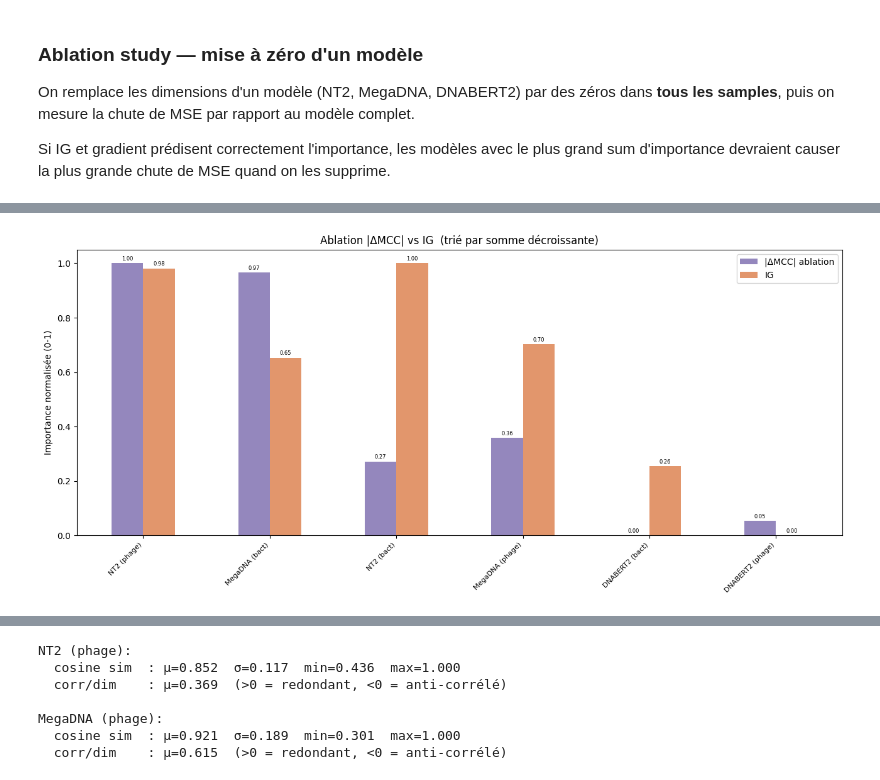
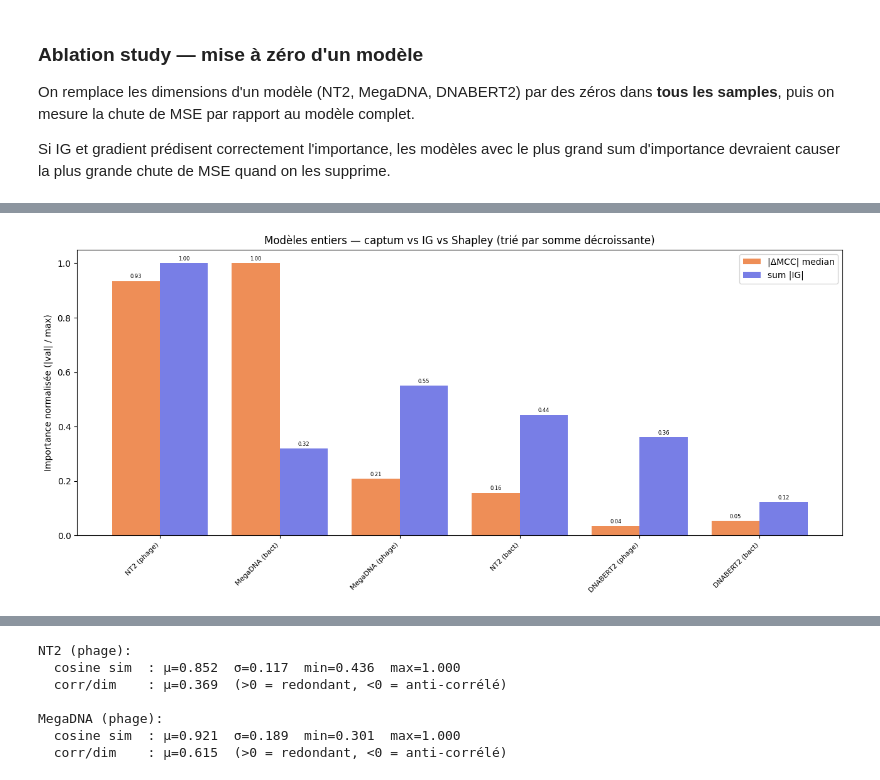
Before and after one commit to nathan-heig/FoundedPBI-code, a Jupyter notebook: analysis/model_importances_analysis.ipynb, the cells around one changed output, grey strips where cells are left out. Saved outputs shown, nothing was run; the diff lists cells and outputs as text; code cells hidden in the pictures.

```diff
--- a/analysis/model_importances_analysis.ipynb
+++ b/analysis/model_importances_analysis.ipynb
@@ -295,7 +295,7 @@ class ModelInfo:
         self.model = model
         self.slice = slice
         self.side = side
-        self.ablation: dict = {}
+        self.result: dict = {}
 
     @property
     def embedding_size(self) -> int:
@@ -338,7 +338,7 @@ class TopBottomModelInfo:
         stop   = parent.slice.stop
         self.slice = part.choose(slice(start, middle), slice(middle, stop))
 
-        self.ablation: dict = {}
+        self.result: dict = {}
 
     @classmethod
     def from_parent(cls, parent: 'ModelInfo'):
@@ -787,8 +824,13 @@ print(f'MCC baseline: {baseline_mcc:.4f}')
 
 for info_dict in [bact_info, phage_info, topbottom_bact_info, topbottom_phage_info]:
     for name, info in info_dict.items():
-        dp, dm, dmcc = get_metrics(dataset, swap_embeddings(dataset, [info]))
-        info.ablation = {'dprob': dp, 'dmse': dm, 'dmcc': dmcc}
-        print(f"{info.name()} — ΔMCC: {dmcc:+.4f}  ΔMSE: {dm:+.4f}")
+        dp, dm, dmcc = get_metrics(dataset, zero_embeddings(dataset, [info]))
+        dpS, dmS, dmccS = get_metrics(dataset, median_embeddings(dataset, [info]))
+        info.result['ablation'] = {
+            'zero': {'dprob': dp,  'dmse': dm,  'dmcc': dmcc},
+            'median': {'dprob': dpS, 'dmse': dmS, 'dmcc': dmccS},
+        }
+        print(f"{info.name()} zero   — ΔMCC: {dmcc:+.4f}  ΔMSE: {dm:+.4f}")
+        print(f"{info.name()} median — ΔMCC: {dmccS:+.4f}  ΔMSE: {dmS:+.4f}\n")
 # %% [output]
 MCC baseline: 0.5022
@@ -806,7 +854,7 @@ MegaDNA (phage) (bottom splitted) — ΔMCC: -0.0572  ΔMSE: +0.0061
 matrix_dmcc = np.zeros((len(bact_info), len(phage_info)))
 for i, b_info in enumerate(bact_info.values()):
     for j, p_info in enumerate(phage_info.values()):
-        mccs = [run_swap_embeddings(dataset, [b_info, p_info])]
+        mccs = [run_median_embeddings(dataset, [b_info, p_info])]
         matrix_dmcc[i, j] = np.mean(mccs) - baseline_mcc
 
 xlabels = [info.name() for info in phage_info.values()]
@@ -828,7 +876,7 @@ for ax, info_dict in zip(axes, base_infos):
     for i in range(n):
         for j in range(i, n):
             to_perturb = [infos[i]] if i == j else [infos[i], infos[j]]
-            results    = [run_swap_embeddings(dataset, to_perturb)]
+            results    = [run_median_embeddings(dataset, to_perturb)]
             matrix[i, j] = matrix[j, i] = np.mean(results) - baseline_mcc
     labels = [info.name() for info in infos]
     side_name = infos[0].side.name
@@ -974,39 +1040,50 @@ MCC modèle réduit : 0.4724
 # %%
-all_entries = list(bact_info.values()) + list(phage_info.values())
+def normalize(arr):
+    """Min-max vers [0, 1]."""
+    arr = np.abs(np.array(arr, dtype=float))
+    return (arr) / (arr.max() + 1e-10)
 
-def normalize(arr):
-    arr = np.array(arr, dtype=float)
-    return (arr - arr.min()) / (arr.max() - arr.min() + 1e-10)
 
-labels    = [info.name() for info in all_entries]
-dmcc_vals = [abs(info.ablation['dmcc']) for info in all_entries]
-ig_vals   = [info.slice_sides(mean_ig_bact, mean_ig_phage).mean() for info in all_entries]
+def plot_importance_comparison(all_entries, title):
+    labels = [info.name() for info in all_entries]
 
-norm_dmcc = normalize(dmcc_vals)
-norm_ig   = normalize(ig_vals)
-score     = norm_dmcc + norm_ig
+    series_raw = {
+        '|ΔMCC| median':    ([info.result['ablation']['median']['dmcc']     for info in all_entries], "#EB7A39"),
+        'sum |IG|':       ([info.slice_sides(mean_ig_bact, mean_ig_phage).sum() for info in all_entries], "#6068E2"),
+    }
+    series_norm = {lbl: (normalize(vals), color) for lbl, (vals, color) in series_raw.items()}
 
-order = np.argsort(score)[::-1]
-labels_s    = [labels[i]    for i in order]
-norm_dmcc_s = [norm_dmcc[i] for i in order]
-norm_ig_s   = [norm_ig[i]   for i in order]
-score_s     = [score[i]     for i in order]
+    score = sum(vals for vals, _ in series_norm.values())
+    order = np.argsort(score)[::-1]
+    labels_s = [labels[i] for i in order]
 
-x, width = np.arange(len(all_entries)), 0.25
-fig, ax = plt.subplots(figsize=(13, 6))
-ax.bar(x - width/2, norm_dmcc_s, width, label='|ΔMCC| ablation', color='#8172B2', alpha=0.85)
-ax.bar(x + width/2, norm_ig_s,   width, label='IG',              color='#DD8452', alpha=0.85)
-ax.set_xticks(x); ax.set_xticklabels(labels_s, rotation=45, ha='right', fontsize=8)
-ax.set_ylabel('Importance normalisée (0-1)')
-ax.set_title('Ablation |ΔMCC| vs IG  (trié par somme décroissante)')
-ax.legend()
-for i, (va, vi) in enumerate(zip(norm_dmcc_s, norm_ig_s)):
-    ax.text(i - width/2, va + 0.01, f'{va:.2f}', ha='center', fontsize=6)
-    ax.text(i + width/2, vi + 0.01, f'{vi:.2f}', ha='center', fontsize=6)
-plt.tight_layout(); plt.show()
+    n_series = len(series_norm)
+    x        = np.arange(len(all_entries))
+    width    = 0.8 / n_series
+    offsets  = (np.arange(n_series) - (n_series - 1) / 2) * width
 
-print('Classement par somme normalisée :')
-for lbl, s in zip(labels_s, score_s):
-    print(f'  {lbl:40s}  score={s:.3f}')
+    fig, ax = plt.subplots(figsize=(13, 6))
+    for (lbl, (vals, color)), off in zip(series_norm.items(), offsets):
+        vals_s = vals[order]
+        ax.bar(x + off, vals_s, width, label=lbl, color=color, alpha=0.85)
+        for i, v in enumerate(vals_s):
+            ax.text(i + off, v + 0.01, f'{v:.2f}', ha='center', fontsize=6)
+    ax.set_xticks(x); ax.set_xticklabels(labels_s, rotation=45, ha='right', fontsize=8)
+    ax.set_ylabel('Importance normalisée (|val| / max)')
+    ax.set_title(f'{title} — captum vs IG vs Shapley (trié par somme décroissante)')
+    ax.legend()
+    plt.tight_layout(); plt.show()
+
+    print(f'{title} — Classement par somme normalisée :')
+    for i in order:
+        print(f'  {labels[i]:40s}  score={score[i]:.3f}')
+
+
+configs = [
+    ('Modèles entiers',            list(bact_info.values()) + list(phage_info.values())),
+    ('Extended (avec Top/Bottom)', [info for d in extended_infos for info in d.values()]),
+]
+for title, entries in configs:
+    plot_importance_comparison(entries, title)
 # %% [output]
-[figure, old version]
+[figure, new version]
```
Also changed, not shown: parts of 16 cells of this notebook.
